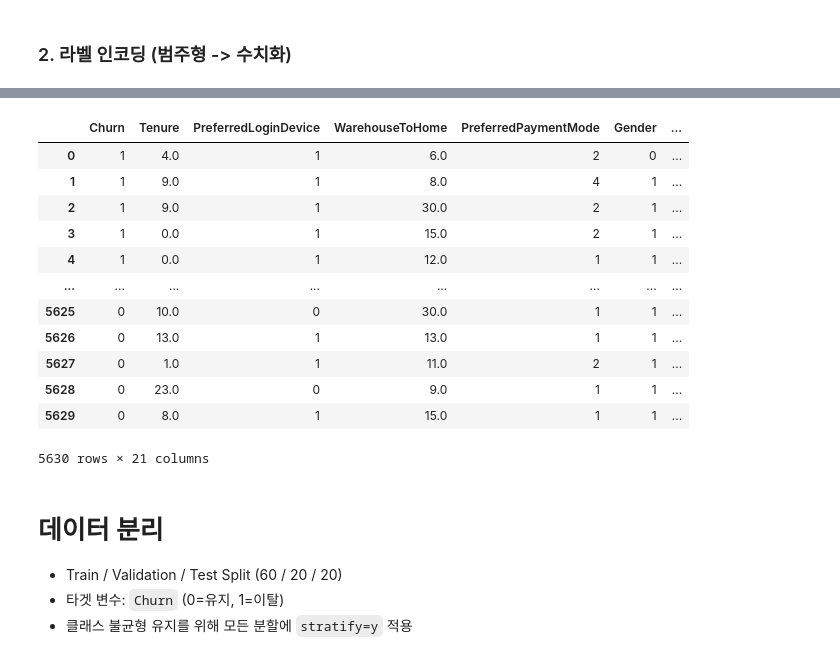
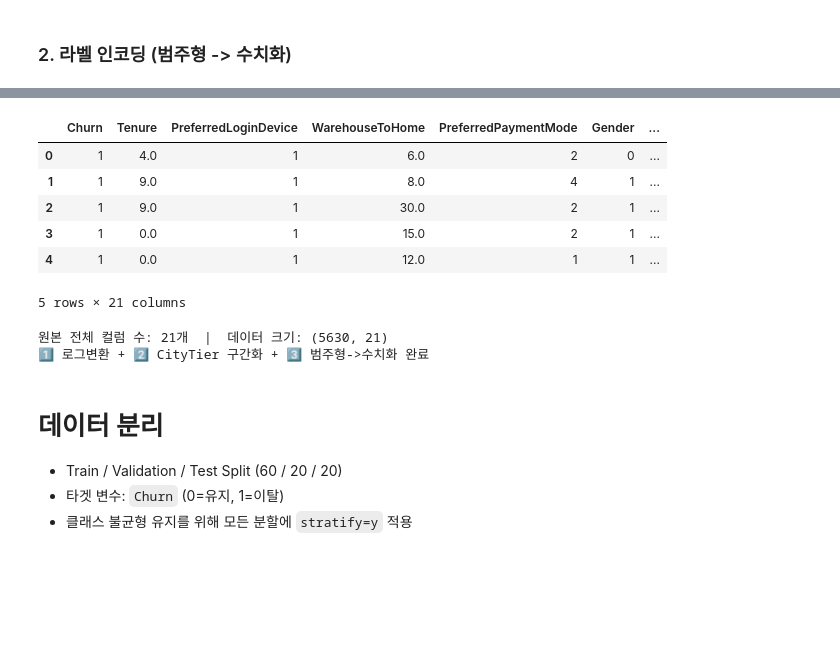
Before and after one commit to SKNETWORKS-FAMILY-AICAMP/SKN28-2nd-4Team, a Jupyter notebook: back_research/전하영/notebooks/Preprocessing.ipynb, the cells around one changed output, grey strips where cells are left out. Cells and saved outputs as stored; diff of their text form; code cells hidden in the pictures; blank space fills up the shorter version.

```diff
--- a/back_research/전하영/notebooks/Preprocessing.ipynb
+++ b/back_research/전하영/notebooks/Preprocessing.ipynb
@@ -579,9 +592,9 @@ for col in num_cols:
         '이상치 수'        : n_out,
         '비율(%)'         : f"{n_out / len(df) * 100:.2f}%",
         '정상 하한(Lower)' : round(lower, 2),
-        '최솟값'           : df[col].min(),
+        '최솟값(min)'           : df[col].min(),
         '정상 상한(Upper)' : round(upper, 2),
-        '최댓값'           : df[col].max()
+        '최댓값(max)'           : df[col].max()
     })
 
     if abs(diff) > 0.05:
@@ -693,11 +706,12 @@ for i, col in enumerate(num_cols):
     corr_v = corr_vals[col]
     ax.set_title(f"{col}\nCorr={corr_v:+.3f} | 이상치 {info['n_out']}개({info['pct']}%)",
                  fontsize=10, fontweight="bold")
+    ax.set_xlabel("Churn")
     ax.grid(axis="y", alpha=0.25)
 
 for j in range(len(num_cols), len(axes_flat)):
     axes_flat[j].set_visible(False)
 
-plt.tight_layout(rect=[0, 0, 1, 0.97])
+plt.tight_layout(rect=[0, 0, 1, 0.97],pad=3.0)
 plt.show()
 # %% [output]
@@ -923,19 +932,17 @@ for col, mapping in encoding_map.items():
 # %%
-df_encoded
+display(df_encoded.head())
+print(f"원본 전체 컬럼 수: {df_encoded.shape[1]}개  |  데이터 크기: {df_encoded.shape}")
+print("1️⃣ 로그변환 + 2️⃣ CityTier 구간화 + 3️⃣ 범주형->수치화 완료")
 # %% [output]
 |  | Churn | Tenure | PreferredLoginDevice | WarehouseToHome | PreferredPaymentMode | Gender | ... |
 | 0 | 1 | 4.0 | 1 | 6.0 | 2 | 0 | ... |
 | 1 | 1 | 9.0 | 1 | 8.0 | 4 | 1 | ... |
 | 2 | 1 | 9.0 | 1 | 30.0 | 2 | 1 | ... |
 | 3 | 1 | 0.0 | 1 | 15.0 | 2 | 1 | ... |
 | 4 | 1 | 0.0 | 1 | 12.0 | 1 | 1 | ... |
-| ... | ... | ... | ... | ... | ... | ... | ... |
-| 5625 | 0 | 10.0 | 0 | 30.0 | 1 | 1 | ... |
-| 5626 | 0 | 13.0 | 1 | 13.0 | 1 | 1 | ... |
-| 5627 | 0 | 1.0 | 1 | 11.0 | 2 | 1 | ... |
-| 5628 | 0 | 23.0 | 0 | 9.0 | 1 | 1 | ... |
-| 5629 | 0 | 8.0 | 1 | 15.0 | 1 | 1 | ... |
-5630 rows × 21 columns
+5 rows × 21 columns
+원본 전체 컬럼 수: 21개  |  데이터 크기: (5630, 21)
+1️⃣ 로그변환 + 2️⃣ CityTier 구간화 + 3️⃣ 범주형->수치화 완료
 # %% [markdown]
 # 데이터 분리
 
```
Also changed, not shown: parts of 36 cells of this notebook.
